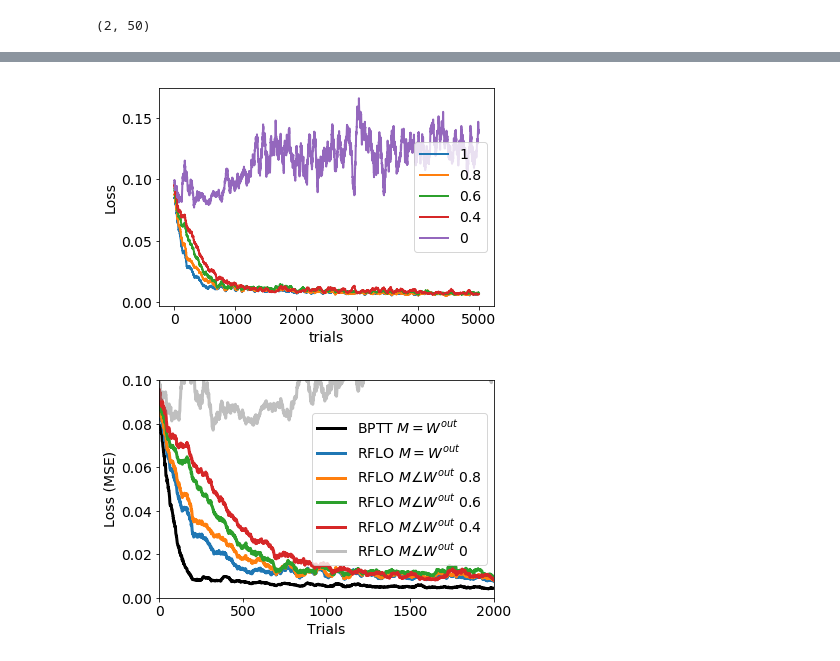
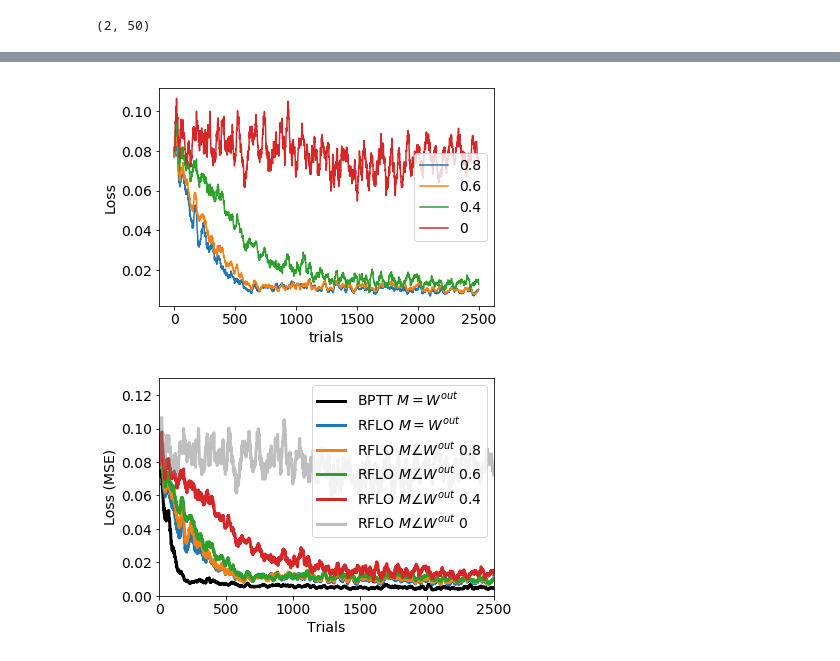
Before and after one commit to jacobfulano/rnn-learning, a Jupyter notebook: experiments/TCM-2022-4-5/fig1-basic-2022-4-3.ipynb, the cells around one changed output, grey strips where cells are left out. Saved outputs shown, nothing was run; the diff lists cells and outputs as text; code cells hidden in the pictures.

```diff
--- a/experiments/TCM-2022-4-5/fig1-basic-2022-4-3.ipynb
+++ b/experiments/TCM-2022-4-5/fig1-basic-2022-4-3.ipynb
@@ -75,7 +82,7 @@ params.print_params()
 net0 = RNN(params)
 sim0 = Simulation(net0)
 bptt = BPTT(net0,apply_to=['w_rec'],online=False) # something strange happening here
-sim0.run_session(n_trials=5000, tasks=[task1,task2,task3,task4], learn_alg=[bptt], probe_types=['loss'], plot=True, plot_freq=20)
+sim0.run_session(n_trials=2500, tasks=[task1,task2,task3,task4], learn_alg=[bptt], probe_types=['loss'], plot=True, plot_freq=20)
 # %% [output]
 n_in: 4
 n_rec: 50
@@ -100,5 +107,5 @@ rng: <mtrand.RandomState object at 0x...>
 net1 = RNN(params)
 sim1 = Simulation(net1)
 rflo = RFLO(net1,apply_to=['w_rec'],online=False)
-sim1.run_session(n_trials=5000, tasks=[task1,task2,task3,task4], learn_alg=[rflo], probe_types=['loss'], plot=True, plot_freq=20)
+sim1.run_session(n_trials=2500, tasks=[task1,task2,task3,task4], learn_alg=[rflo], probe_types=['loss'], plot=True, plot_freq=20)
 # %% [output]
@@ -193,24 +167,3 @@ def realign_matrix(W,n_change,rng=np.random.RandomState(1964),zero=True,scale=1)
-# %%
-""" SELECT B """
-
-def choose_aligned(W,overlap=0.75,n_change=30,tolerance=0.05,loop=1000,rng=np.random.RandomState(1964),zero=False,verbose=True):
-
-    if overlap == 1:
-        n_change = 0
-
-    for i in range(loop):
-
-        M = realign_matrix(W,n_change=n_change,rng=rng,zero=zero)
-        norm,angle = return_norm_and_angle(W,M)
-
-        if angle < overlap + tolerance and angle > overlap - tolerance:
-            if verbose: print('\rM norm: {:.2f}'.format(norm) + '\t M angle: {:.2f}, {} iterations'.format(angle,i),end='')
-            return M
-
-        else:
-            if verbose: print('\rNO OVERLAP M angle: {:.2f}, {} iterations'.format(angle,i),end='')
-
-    return None # if no successful matrix
 # %%
 len(net0.w_out.copy().T)
 # %% [output]
@@ -231,20 +184,20 @@ net0.w_out.shape
 
 loss_dict = {}
 
-overlaps = [1,0.8,0.6,0.4,0]
-n_changes = [0,30,50,75,100]
+overlaps = [0.8,0.6,0.4,0]
+n_changes = [30,50,75,100]
 for overlap, n_change in zip(overlaps,n_changes):
 
     net1a = RNN(params)
 
-    M = choose_aligned(net1a.w_out.copy(),n_change=n_change,overlap=overlap,zero=False,tolerance=0.01,loop=1000)
+    M = choose_aligned_matrix(net1a.w_out.copy(),n_change=n_change,overlap=overlap,zero=False,tolerance=0.01,loop=1000)
     net1a.set_weights(w_m = M.T)
 
     sim1a = Simulation(net1a)
     rfloa = RFLO(net1a,apply_to=['w_rec'],online=False)
-    sim1a.run_session(n_trials=5000, tasks=[task1,task2,task3,task4], learn_alg=[rfloa], probe_types=['loss'], plot=True, plot_freq=20)
+    sim1a.run_session(n_trials=2500, tasks=[task1,task2,task3,task4], learn_alg=[rfloa], probe_types=['loss'], plot=True, plot_freq=20)
 
-    av1a = uniform_filter1d(np.mean(sim1a.session_probes['loss'],axis=1),50)
+    av1a = uniform_filter1d(np.mean(sim1a.session_probes['loss'],axis=1),25)
 
     loss_dict[str(overlap)] = av1a
 # %% [output]
@@ -264,22 +216,22 @@ M norm: 1.88     M angle: 0.00, 1 iterations
 # %%
 fig,ax = plt.subplots(1,1)
 for overlap,loss in loss_dict.items():
-    ax.plot(loss,label=overlap,linewidth=lw)
+    ax.plot(loss,label=overlap)
 
 ax.set_ylabel('Loss')
 ax.set_xlabel('trials')
 ax.legend()
 plt.show()
 # %% [output]
-[figure, old version]
+[figure, new version]
 # %%
 lw=3
 
 fig,ax = plt.subplots(1,1)
-av0 = uniform_filter1d(np.mean(sim0.session_probes['loss'],axis=1),50)
+av0 = uniform_filter1d(np.mean(sim0.session_probes['loss'],axis=1),25)
 ax.plot(av0,linewidth=lw,label='BPTT '+'$M=W^{out}$',color='k')
 
-av1 = uniform_filter1d(np.mean(sim1.session_probes['loss'],axis=1),50)
+av1 = uniform_filter1d(np.mean(sim1.session_probes['loss'],axis=1),25)
 ax.plot(av1,linewidth=lw,label='RFLO '+r'$M = W^{out}$')
 
 
@@ -296,8 +248,8 @@ for overlap,loss in loss_dict.items():
 ax.legend()
 ax.set_xlabel('Trials')
 ax.set_ylabel('Loss (MSE)')
-ax.set_ylim([0,0.1])
-ax.set_xlim([0,2000])
+ax.set_ylim([0,0.13])
+ax.set_xlim([0,2500])
 plt.show()
 # %% [output]
-[figure, old version]
+[figure, new version]
```
Also changed, not shown: parts of 7 cells of this notebook, 7 other files.
